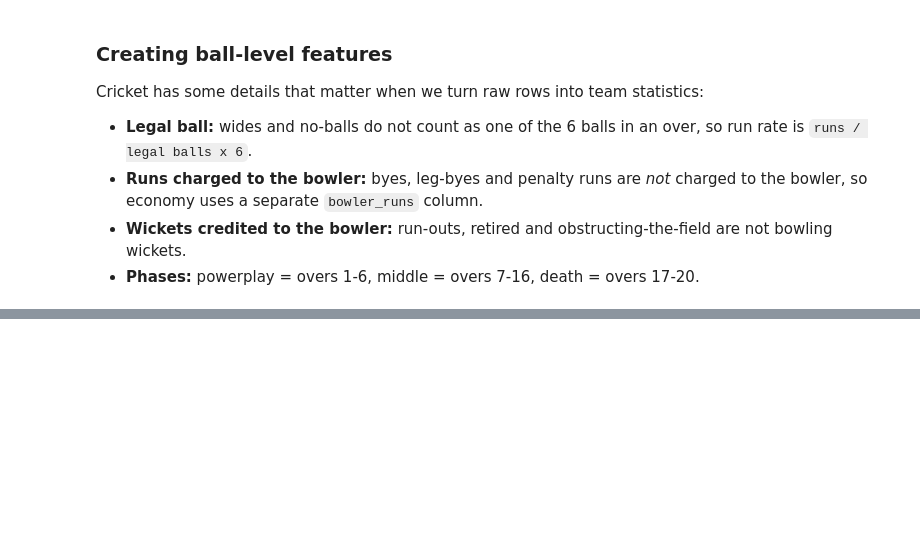
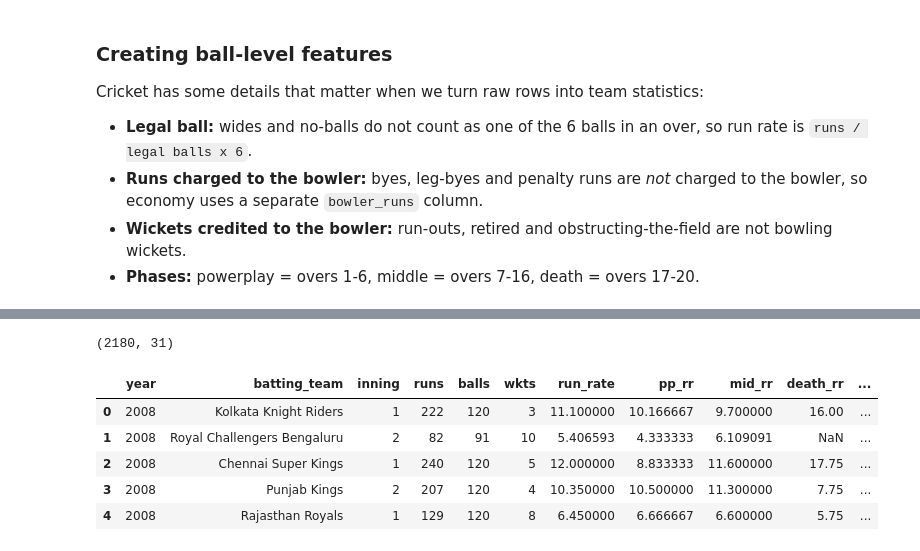
Before and after one commit to prince63aj/mini_project, a Jupyter notebook: ipl_match_prediction_rule_based.ipynb, the cells around one changed output, grey strips where cells are left out. Saved outputs shown, nothing was run; the diff lists cells and outputs as text; code cells hidden in the pictures; blank space fills up the shorter version.

```diff
--- a/ipl_match_prediction_rule_based.ipynb
+++ b/ipl_match_prediction_rule_based.ipynb
@@ -229,0 +233,38 @@ bb[["match_id", "inning", "batting_team", "bowling_team", "over", "total_runs",
+# %%
+inn = (bb.groupby(["match_id", "inning", "batting_team", "bowling_team"])
+         .agg(runs=("total_runs", "sum"), balls=("legal", "sum"), wkts=("is_wicket", "sum"),
+              dots=("is_dot", "sum"), boundaries=("is_boundary", "sum"), sixes=("is_six", "sum"),
+              conceded=("bowler_runs", "sum"), bowler_wkts=("bowler_wkt", "sum"),
+              wd_nb=("illegal", "sum"))
+         .reset_index())
+
+
+def phase_stat(label, short):
+    x = (bb[bb["phase"] == label].groupby(["match_id", "inning"])
+           .agg(**{f"{short}_runs": ("total_runs", "sum"),
+                   f"{short}_balls": ("legal", "sum"),
+                   f"{short}_wkts": ("is_wicket", "sum")}))
+    x[f"{short}_rr"] = x[f"{short}_runs"] / x[f"{short}_balls"] * 6
+    return x
+
+
+for label, short in zip(PHASES, ["pp", "mid", "death"]):
+    inn = inn.merge(phase_stat(label, short), on=["match_id", "inning"], how="left")
+
+inn = inn.merge(matches[["id", "year", "winner"]], left_on="match_id", right_on="id", how="left").drop(columns="id")
+
+inn["won"] = (inn["batting_team"] == inn["winner"]).astype(int)
+inn["run_rate"] = inn["runs"] / inn["balls"] * 6
+inn["dot_pct"] = inn["dots"] / inn["balls"] * 100
+inn["boundary_pct"] = inn["boundaries"] / inn["balls"] * 100
+
+print(inn.shape)
+inn[["year", "batting_team", "inning", "runs", "balls", "wkts", "run_rate", "pp_rr", "mid_rr", "death_rr", "dot_pct", "won"]].head()
+# %% [output]
+(2180, 31)
+|  | year | batting_team | inning | runs | balls | wkts | run_rate | pp_rr | mid_rr | death_rr | ... |
+| 0 | 2008 | Kolkata Knight Riders | 1 | 222 | 120 | 3 | 11.100000 | 10.166667 | 9.700000 | 16.00 | ... |
+| 1 | 2008 | Royal Challengers Bengaluru | 2 | 82 | 91 | 10 | 5.406593 | 4.333333 | 6.109091 | NaN | ... |
+| 2 | 2008 | Chennai Super Kings | 1 | 240 | 120 | 5 | 12.000000 | 8.833333 | 11.600000 | 17.75 | ... |
+| 3 | 2008 | Punjab Kings | 2 | 207 | 120 | 4 | 10.350000 | 10.500000 | 11.300000 | 7.75 | ... |
+| 4 | 2008 | Rajasthan Royals | 1 | 129 | 120 | 8 | 6.450000 | 6.666667 | 6.600000 | 5.75 | ... |
```
Also changed, not shown: parts of 2 cells of this notebook.
